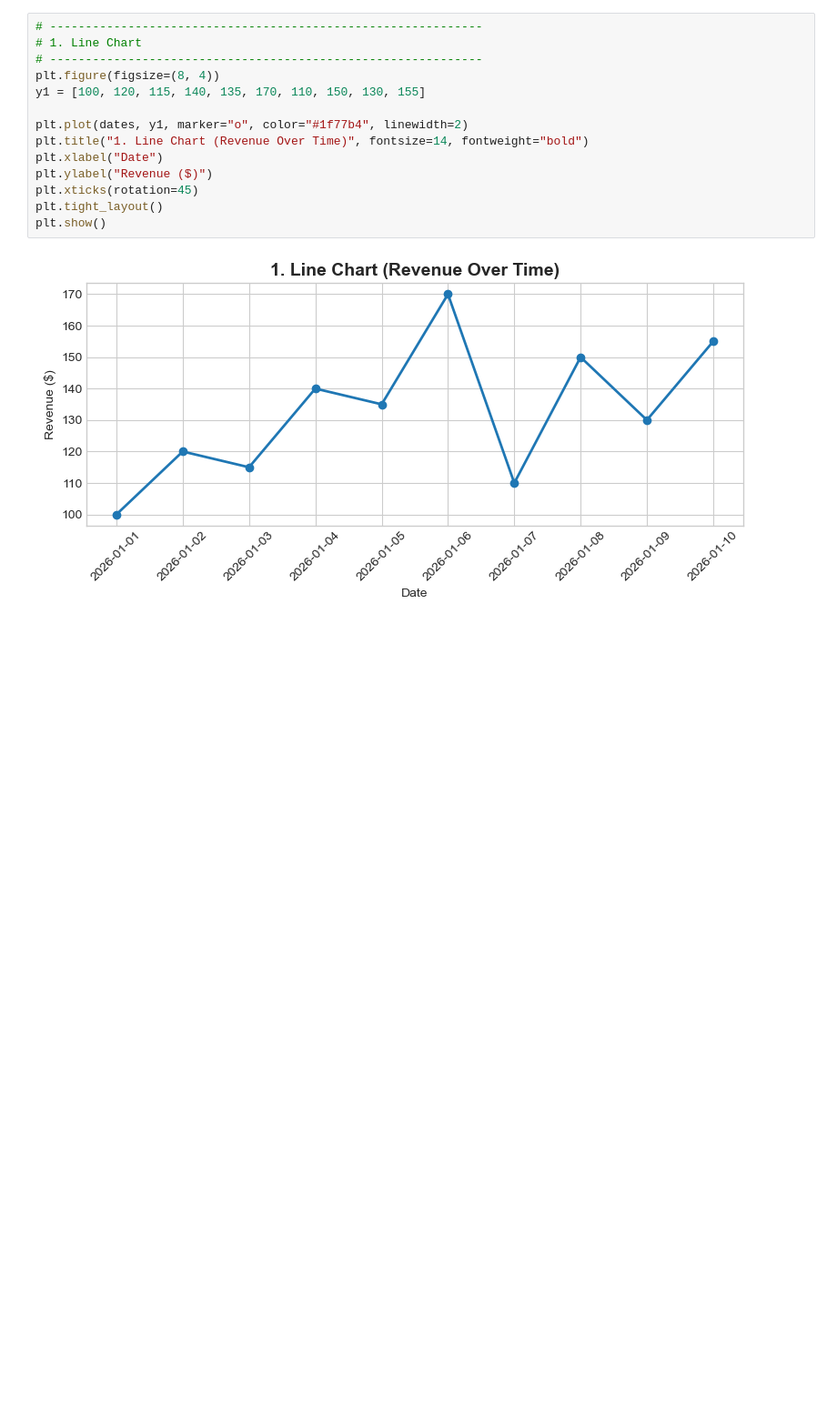
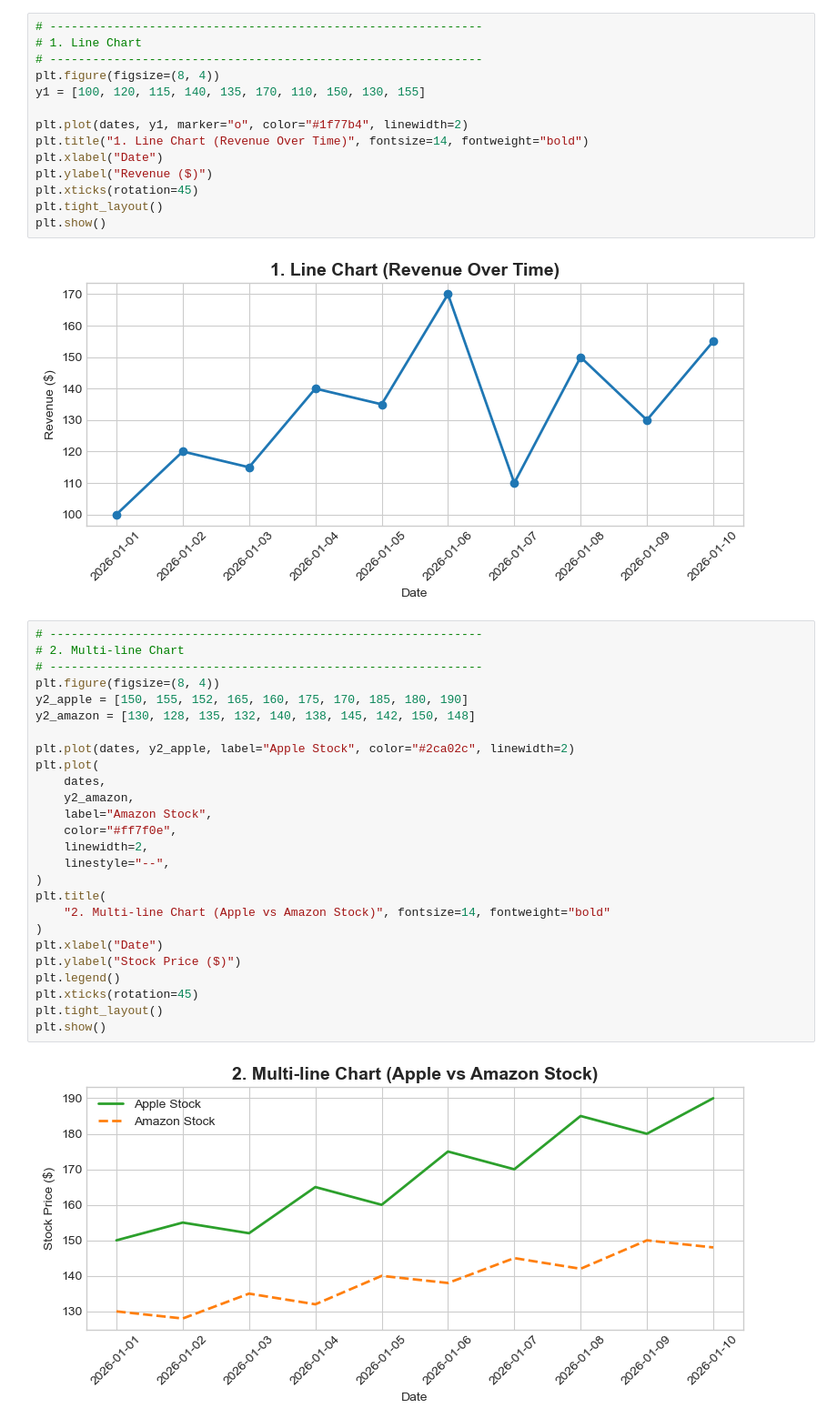
Before and after one commit to Kurodataio/Data_Visualizations, a Jupyter notebook: data_visualizations.ipynb, the cells around one changed output. Shown at 91% size. Saved outputs shown, nothing was run; the diff lists cells and outputs as text; blank space fills up the shorter version.

Commit message:
Add Multi-line Chart to notebook

```diff
--- a/data_visualizations.ipynb
+++ b/data_visualizations.ipynb
@@ -31,3 +31,31 @@ plt.tight_layout()
 plt.show()
 # %% [output]
 [figure]
+# %%
+# -------------------------------------------------------------
+# 2. Multi-line Chart
+# -------------------------------------------------------------
+plt.figure(figsize=(8, 4))
+y2_apple = [150, 155, 152, 165, 160, 175, 170, 185, 180, 190]
+y2_amazon = [130, 128, 135, 132, 140, 138, 145, 142, 150, 148]
+
+plt.plot(dates, y2_apple, label="Apple Stock", color="#2ca02c", linewidth=2)
+plt.plot(
+    dates,
+    y2_amazon,
+    label="Amazon Stock",
+    color="#ff7f0e",
+    linewidth=2,
+    linestyle="--",
+)
+plt.title(
+    "2. Multi-line Chart (Apple vs Amazon Stock)", fontsize=14, fontweight="bold"
+)
+plt.xlabel("Date")
+plt.ylabel("Stock Price ($)")
+plt.legend()
+plt.xticks(rotation=45)
+plt.tight_layout()
+plt.show()
+# %% [output]
+[figure, added]
```
